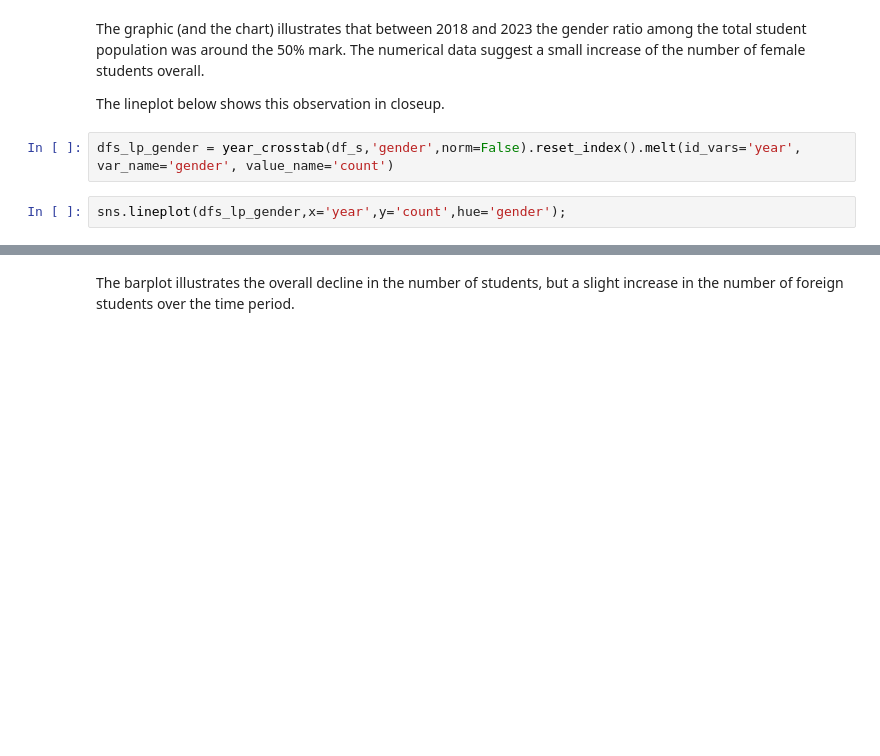
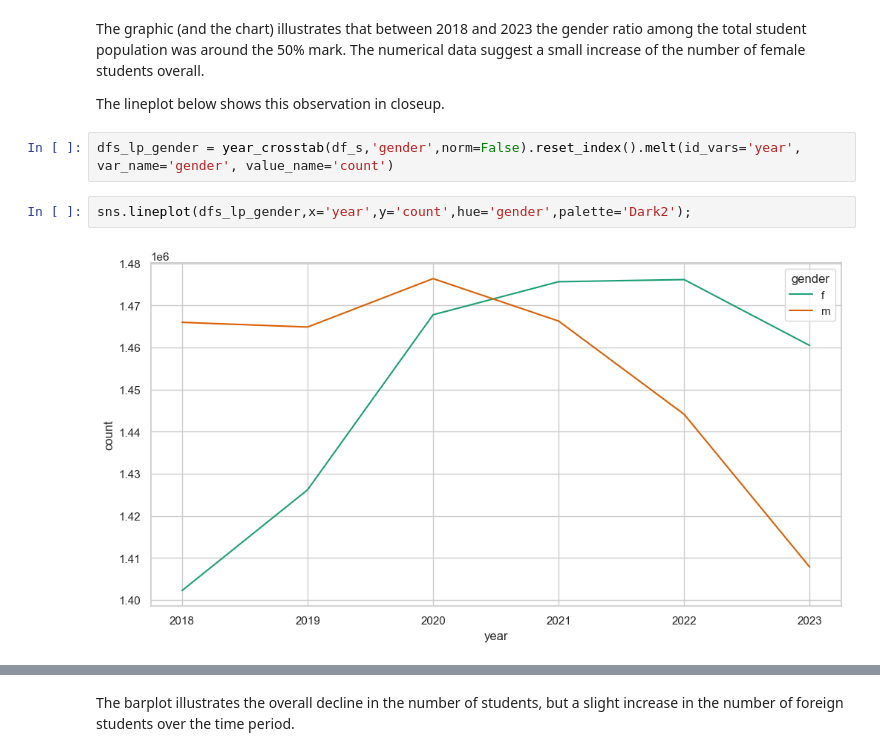
Before and after one commit to gfkpth/project-2-eda-sql, a Jupyter notebook: core_EDA.ipynb, the cells around one changed output, grey strips where cells are left out. Cells and saved outputs as stored; diff of their text form; blank space fills up the shorter version.

```diff
--- a/core_EDA.ipynb
+++ b/core_EDA.ipynb
@@ -1115,7 +1131,9 @@ The lineplot below shows this observation in closeup.
 # %%
 dfs_lp_gender = year_crosstab(df_s,'gender',norm=False).reset_index().melt(id_vars='year', var_name='gender', value_name='count')
 # %%
-sns.lineplot(dfs_lp_gender,x='year',y='count',hue='gender');
+sns.lineplot(dfs_lp_gender,x='year',y='count',hue='gender',palette='Dark2');
+# %% [output]
+[figure, added]
 # %%
 df_s_natyear = year_crosstab(df_s,'nationality',norm=False)
 df_s_natyear
```
Also changed, not shown: parts of 95 cells of this notebook, 4 other files.
